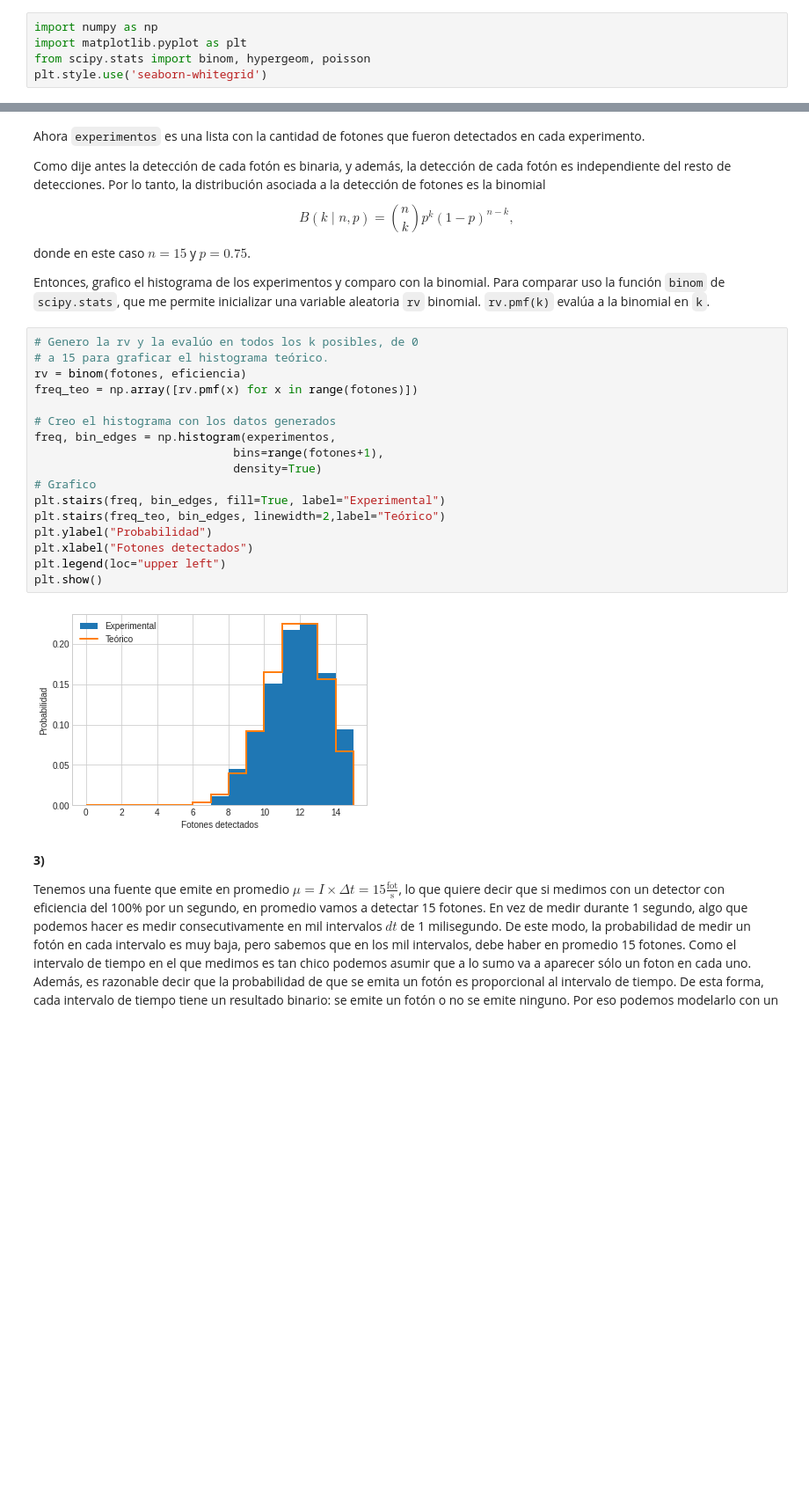
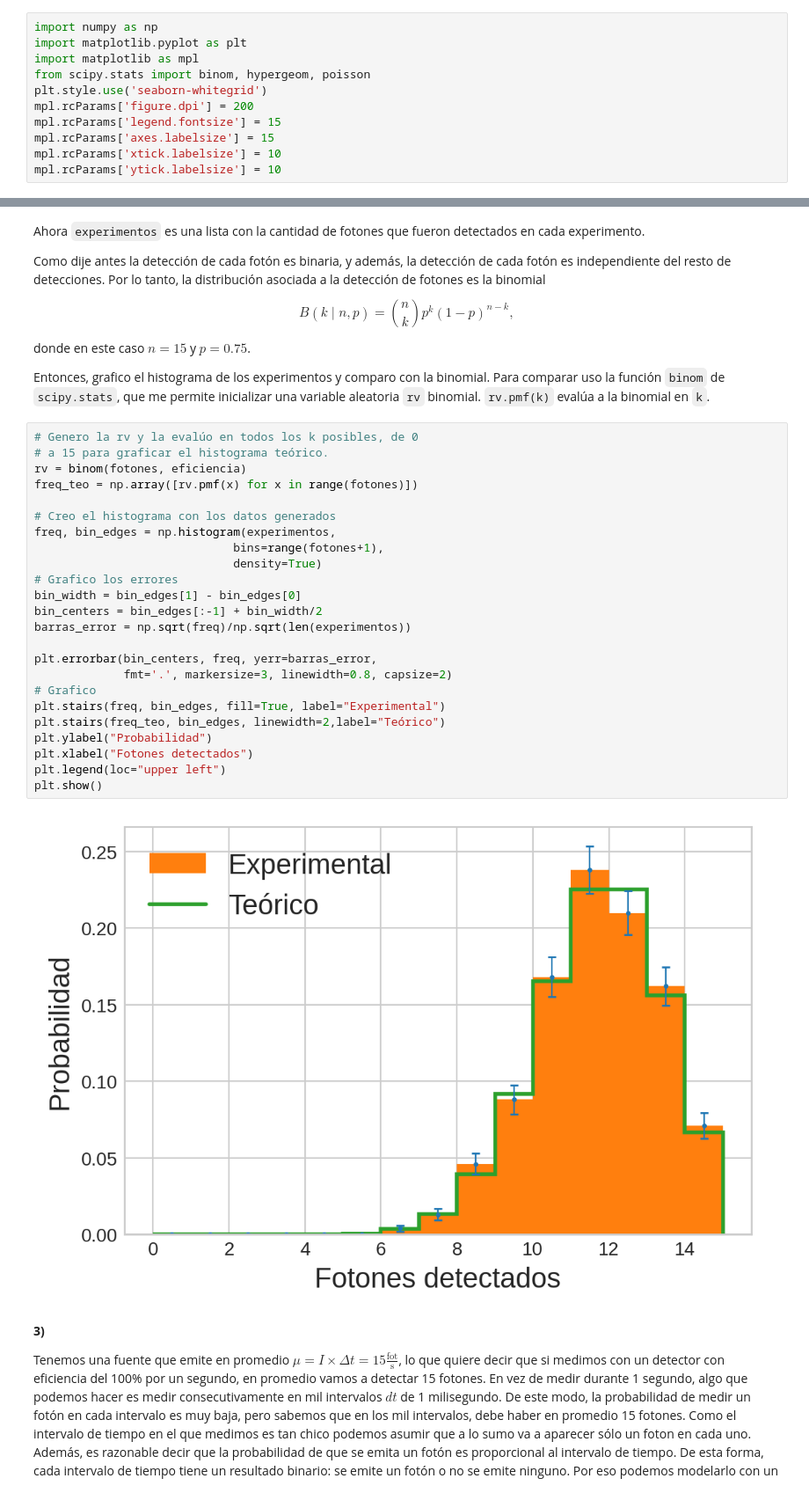
Before and after one commit to tdinapoli/mefe, a Jupyter notebook: tps/tp1/tp1.ipynb, the cells around one changed output, grey strips where cells are left out. Shown at 88% size. Drawn from its saved outputs; the diff is of its cells as text; blank space fills up the shorter version.

````diff
--- a/tps/tp1/tp1.ipynb
+++ b/tps/tp1/tp1.ipynb
@@ -12,8 +10,14 @@ Primero importo las librerías que voy a necesitar.
 # %%
 import numpy as np
 import matplotlib.pyplot as plt
+import matplotlib as mpl
 from scipy.stats import binom, hypergeom, poisson
 plt.style.use('seaborn-whitegrid')
+mpl.rcParams['figure.dpi'] = 200
+mpl.rcParams['legend.fontsize'] = 15
+mpl.rcParams['axes.labelsize'] = 15
+mpl.rcParams['xtick.labelsize'] = 10
+mpl.rcParams['ytick.labelsize'] = 10
 # %% [markdown]
 Defino una función ```bernoulli```, que toma ```n``` la cantidad de veces que "tiramos una moneda" y ```p``` la probabilidad de que salga cara (que lo represento con un 1). Opcionalmente toma ```size``` para que el resultado sea un array de experimentos de Bernoulli de la forma que yo quiera.
 
@@ -66,22 +70,29 @@ Entonces, grafico el histograma de los experimentos y comparo con la binomial. P
 # %%
 # Genero la rv y la evalúo en todos los k posibles, de 0
 # a 15 para graficar el histograma teórico.
 rv = binom(fotones, eficiencia)
 freq_teo = np.array([rv.pmf(x) for x in range(fotones)])
 
 # Creo el histograma con los datos generados
 freq, bin_edges = np.histogram(experimentos,
                              bins=range(fotones+1),
                              density=True)
+# Grafico los errores
+bin_width = bin_edges[1] - bin_edges[0]
+bin_centers = bin_edges[:-1] + bin_width/2
+barras_error = np.sqrt(freq)/np.sqrt(len(experimentos))
+
+plt.errorbar(bin_centers, freq, yerr=barras_error,
+             fmt='.', markersize=3, linewidth=0.8, capsize=2)
 # Grafico
 plt.stairs(freq, bin_edges, fill=True, label="Experimental")
 plt.stairs(freq_teo, bin_edges, linewidth=2,label="Teórico")
 plt.ylabel("Probabilidad")
 plt.xlabel("Fotones detectados")
 plt.legend(loc="upper left")
 plt.show()
 # %% [output]
-[figure, old version]
+[figure, new version]
 # %% [markdown]
 **3)**
 
````
Also changed, not shown: parts of 10 cells of this notebook, 1 other file.
